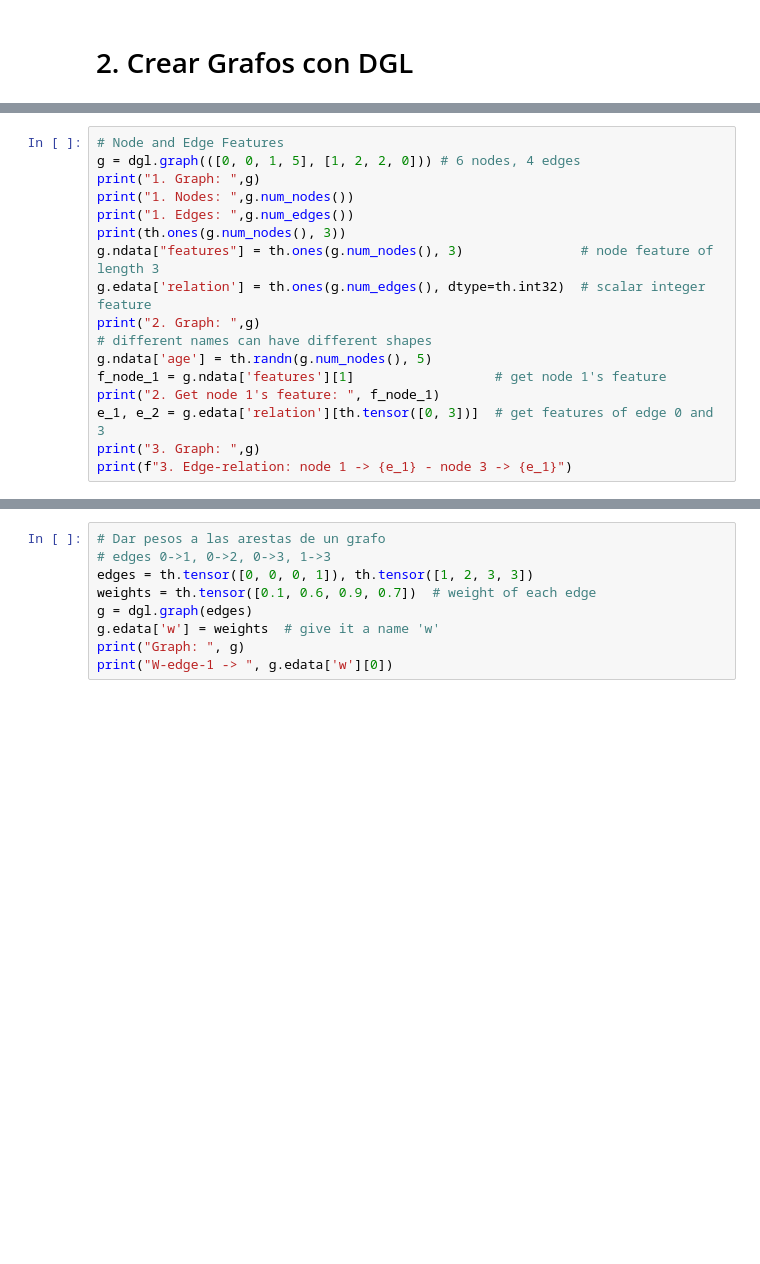
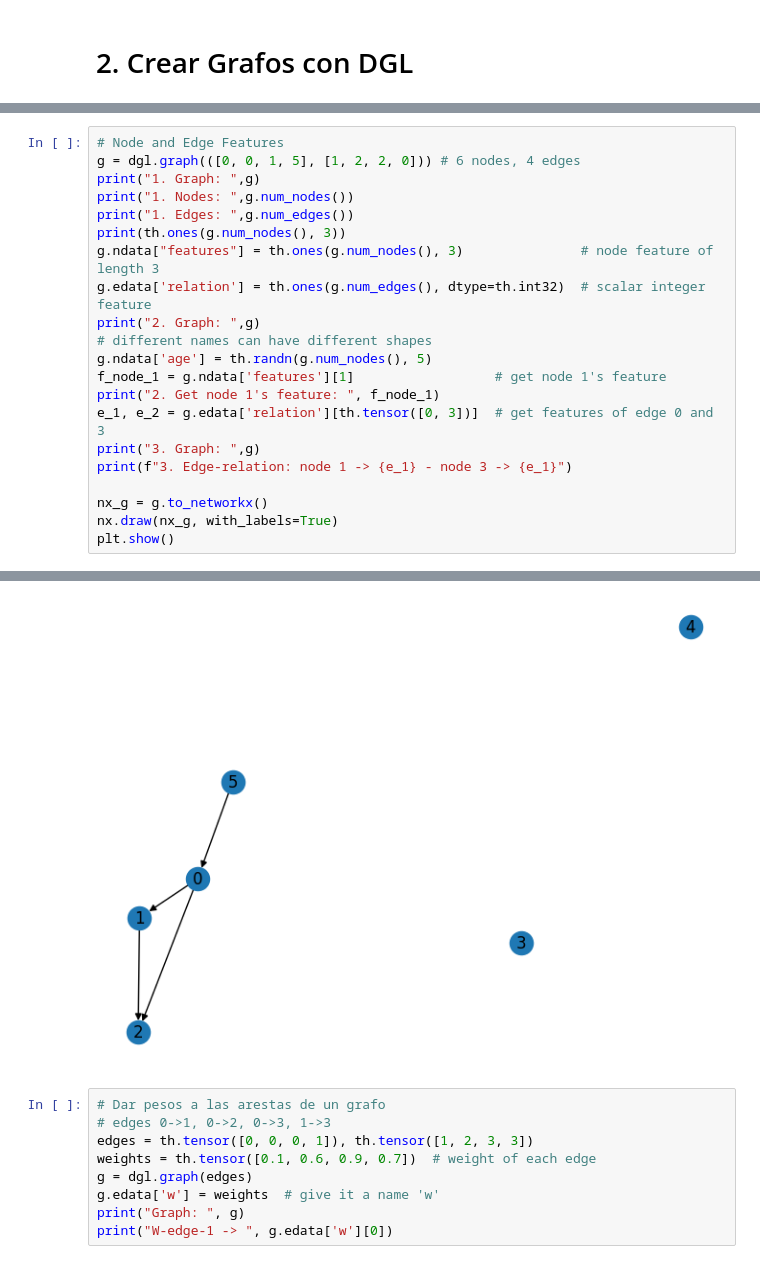
Before and after one commit to cfabianbarretop/argumentation-dataset, a Jupyter notebook: graph/basic_dgl.ipynb, the cells around one changed output, grey strips where cells are left out. Saved outputs shown, nothing was run; the diff lists cells and outputs as text; blank space fills up the shorter version.

```diff
--- a/basic_dgl.ipynb
+++ b/graph/basic_dgl.ipynb
@@ -332,33 +341,38 @@ print(th.ones(g.num_nodes(), 3))
 g.ndata["features"] = th.ones(g.num_nodes(), 3)               # node feature of length 3
 g.edata['relation'] = th.ones(g.num_edges(), dtype=th.int32)  # scalar integer feature
 print("2. Graph: ",g)
 # different names can have different shapes
 g.ndata['age'] = th.randn(g.num_nodes(), 5)
 f_node_1 = g.ndata['features'][1]                  # get node 1's feature
 print("2. Get node 1's feature: ", f_node_1)
 e_1, e_2 = g.edata['relation'][th.tensor([0, 3])]  # get features of edge 0 and 3
 print("3. Graph: ",g)
 print(f"3. Edge-relation: node 1 -> {e_1} - node 3 -> {e_1}")
+
+nx_g = g.to_networkx()
+nx.draw(nx_g, with_labels=True)
+plt.show()
 # %% [output]
 1. Graph:  Graph(num_nodes=6, num_edges=4,
       ndata_schemes={}
       edata_schemes={})
 1. Nodes:  6
 1. Edges:  4
 tensor([[1., 1., 1.],
         [1., 1., 1.],
         [1., 1., 1.],
         [1., 1., 1.],
         [1., 1., 1.],
         [1., 1., 1.]])
 2. Graph:  Graph(num_nodes=6, num_edges=4,
       ndata_schemes={'features': Scheme(shape=(3,), dtype=torch.float32)}
       edata_schemes={'relation': Scheme(shape=(), dtype=torch.int32)})
 2. Get node 1's feature:  tensor([1., 1., 1.])
 3. Graph:  Graph(num_nodes=6, num_edges=4,
       ndata_schemes={'features': Scheme(shape=(3,), dtype=torch.float32), 'age': Scheme(shape=(5,), dtype=torch.float32)}
       edata_schemes={'relation': Scheme(shape=(), dtype=torch.int32)})
 3. Edge-relation: node 1 -> 1 - node 3 -> 1
+[figure, added]
 # %%
 # Dar pesos a las arestas de un grafo
 # edges 0->1, 0->2, 0->3, 1->3
```
Also changed, not shown: parts of 2 cells of this notebook, 7 other files.
